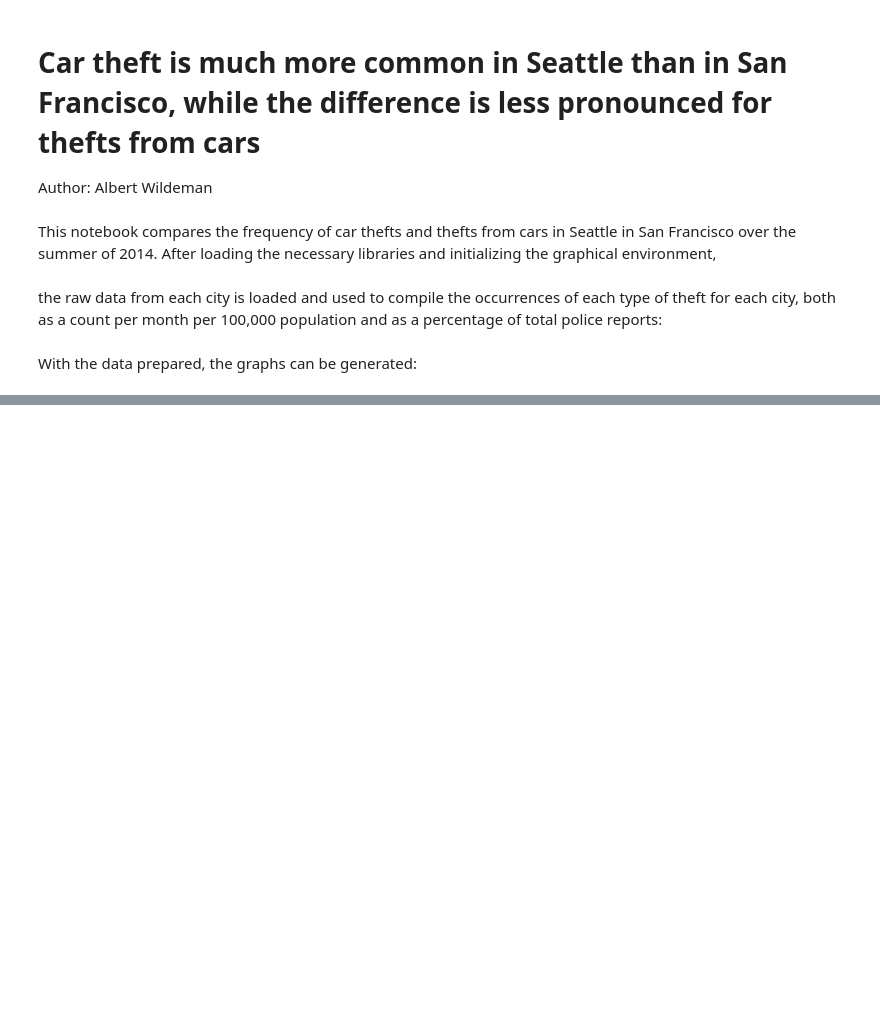
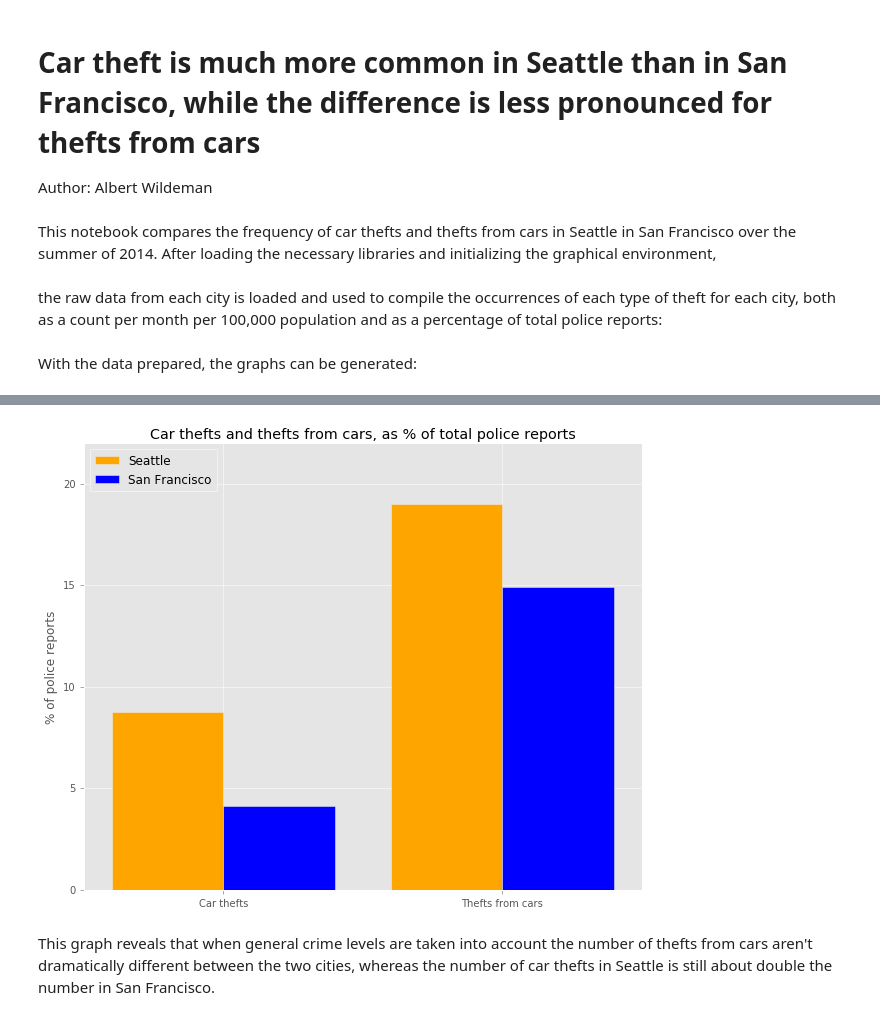
Before and after one commit to albertwildeman/Car-theft-Seattle-SF, a Jupyter notebook: Car_theft_Seattle_SF.ipynb, the cells around one changed output, grey strips where cells are left out. Drawn from its saved outputs; the diff is of its cells as text; code cells hidden in the pictures; blank space fills up the shorter version.

```diff
--- a/Car_theft_Seattle_SF.ipynb
+++ b/Car_theft_Seattle_SF.ipynb
@@ -79,0 +71,20 @@ To investigate whether the differences between the cities are specific to these
+# %%
+# open up a figure
+fig, ax = plt.subplots()
+
+# Create bar graphs for the thefts of each type, per city, as % of total police reports (per city)
+bars_ttl_Se = ax.bar(ind+0.1, per_ttl.Se.values, width, color='orange')
+bars_ttl_SF = ax.bar(ind+0.1+width, per_ttl.SF.values, width, color='b')
+
+# add some text for labels, title and axes ticks
+ax.set_title('Car thefts and thefts from cars, as % of total police reports')
+ax.set_ylabel('% of police reports')
+ax.set_xticks(ind + 0.1 + width); ax.set_xticklabels(('Car thefts', 'Thefts from cars'))
+ax.xaxis.tick_bottom(); ax.yaxis.tick_left()
+ax.set_xlim(0,2); ax.set_ylim(0,22)
+# add legend
+ax.legend((bars_ttl_Se[1], bars_ttl_SF[1]), ('Seattle', 'San Francisco'), loc='upper left');
+# %% [output]
+[figure, added]
+# %% [markdown]
+This graph reveals that when general crime levels are taken into account the number of thefts from cars aren't dramatically different between the two cities, whereas the number of car thefts in Seattle is still about double the number in San Francisco.
```
Also changed, not shown: parts of 3 cells of this notebook.
